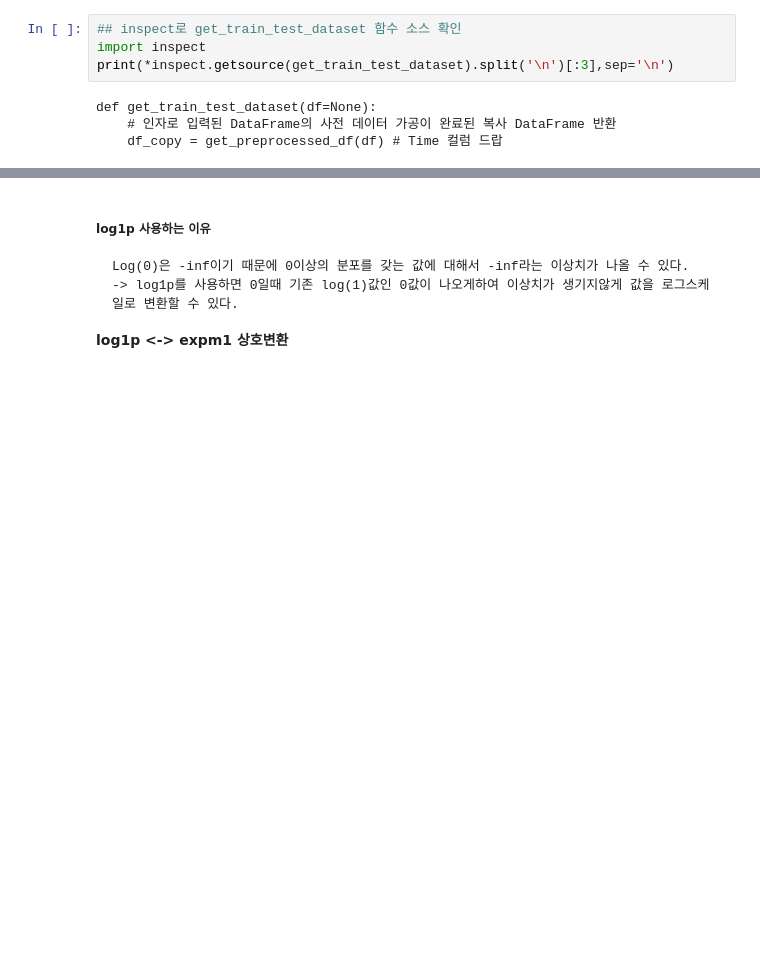
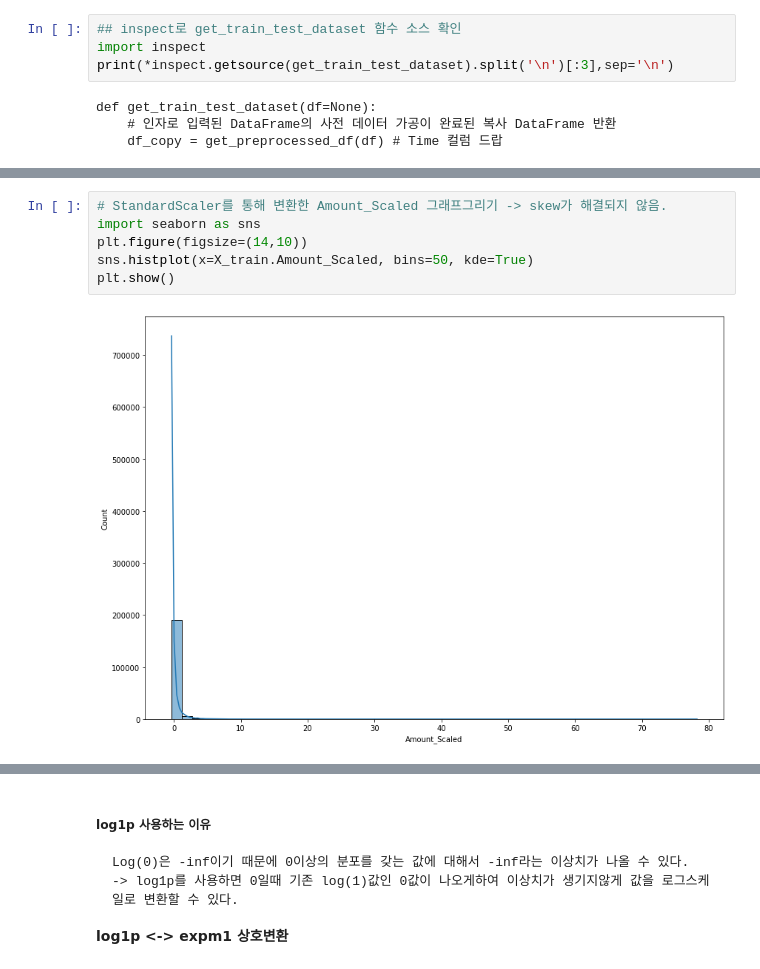
Before and after one commit to netsus/ML_PerfectGuide, a Jupyter notebook: 4장/4.10_ 분류실습_신용카드_사기검출.ipynb, the cells around one changed output, grey strips where cells are left out. Drawn from its saved outputs; the diff is of its cells as text; blank space fills up the shorter version.

```diff
--- a/4장/4.10_ 분류실습_신용카드_사기검출.ipynb
+++ b/4장/4.10_ 분류실습_신용카드_사기검출.ipynb
@@ -230,2 +255,10 @@ get_model_train_eval(lgbm_clf, ftr_train=X_train, ftr_test=X_test, tgt_train=y_t
+# %%
+# StandardScaler를 통해 변환한 Amount_Scaled 그래프그리기 -> skew가 해결되지 않음.
+import seaborn as sns
+plt.figure(figsize=(14,10))
+sns.histplot(x=X_train.Amount_Scaled, bins=50, kde=True)
+plt.show()
+# %% [output]
+[figure, added]
 # %% [markdown]
 #### Log 변환
```
Also changed, not shown: parts of 29 cells of this notebook.
